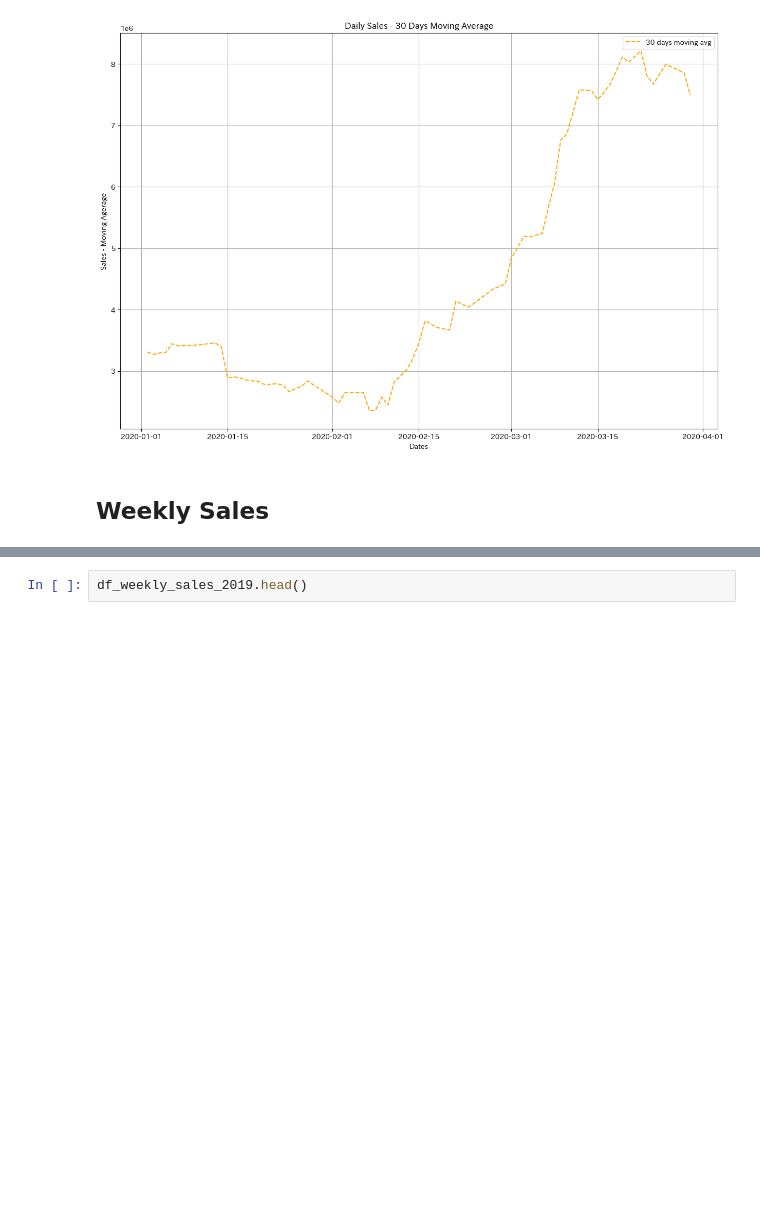
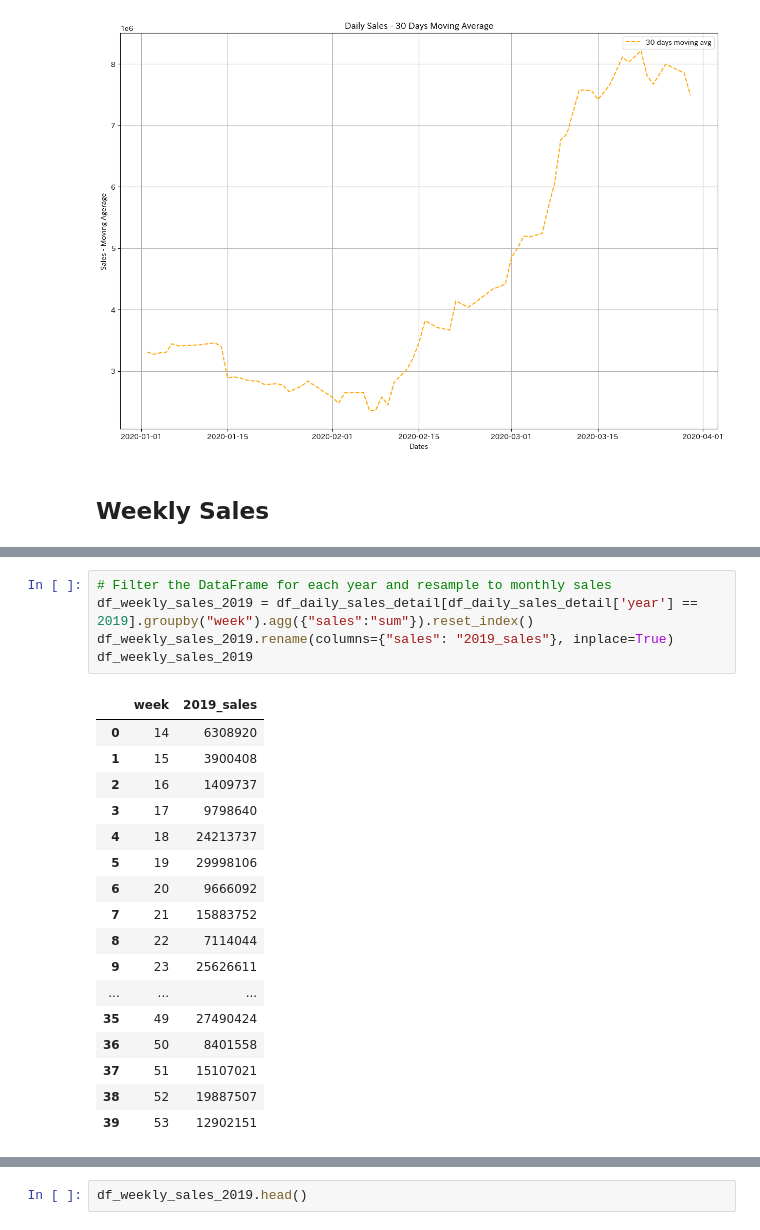
Before and after one commit to omotoshohei/ecom-analytics, a Jupyter notebook: template1/analytics.ipynb, the cells around one changed output, grey strips where cells are left out. Cells and saved outputs as stored; diff of their text form; blank space fills up the shorter version.

```diff
--- a/template1/analytics.ipynb
+++ b/template1/analytics.ipynb
@@ -227,0 +211,23 @@ df_weekly_sales_2019.rename(columns={"sales": "2019_sales"}, inplace=True)
+# %%
+# Filter the DataFrame for each year and resample to monthly sales
+df_weekly_sales_2019 = df_daily_sales_detail[df_daily_sales_detail['year'] == 2019].groupby("week").agg({"sales":"sum"}).reset_index()
+df_weekly_sales_2019.rename(columns={"sales": "2019_sales"}, inplace=True)
+df_weekly_sales_2019
+# %% [output]
+|  | week | 2019_sales |
+| 0 | 14 | 6308920 |
+| 1 | 15 | 3900408 |
+| 2 | 16 | 1409737 |
+| 3 | 17 | 9798640 |
+| 4 | 18 | 24213737 |
+| 5 | 19 | 29998106 |
+| 6 | 20 | 9666092 |
+| 7 | 21 | 15883752 |
+| 8 | 22 | 7114044 |
+| 9 | 23 | 25626611 |
+| ... | ... | ... |
+| 35 | 49 | 27490424 |
+| 36 | 50 | 8401558 |
+| 37 | 51 | 15107021 |
+| 38 | 52 | 19887507 |
+| 39 | 53 | 12902151 |
```
Also changed, not shown: parts of 8 cells of this notebook, 18 other files.
